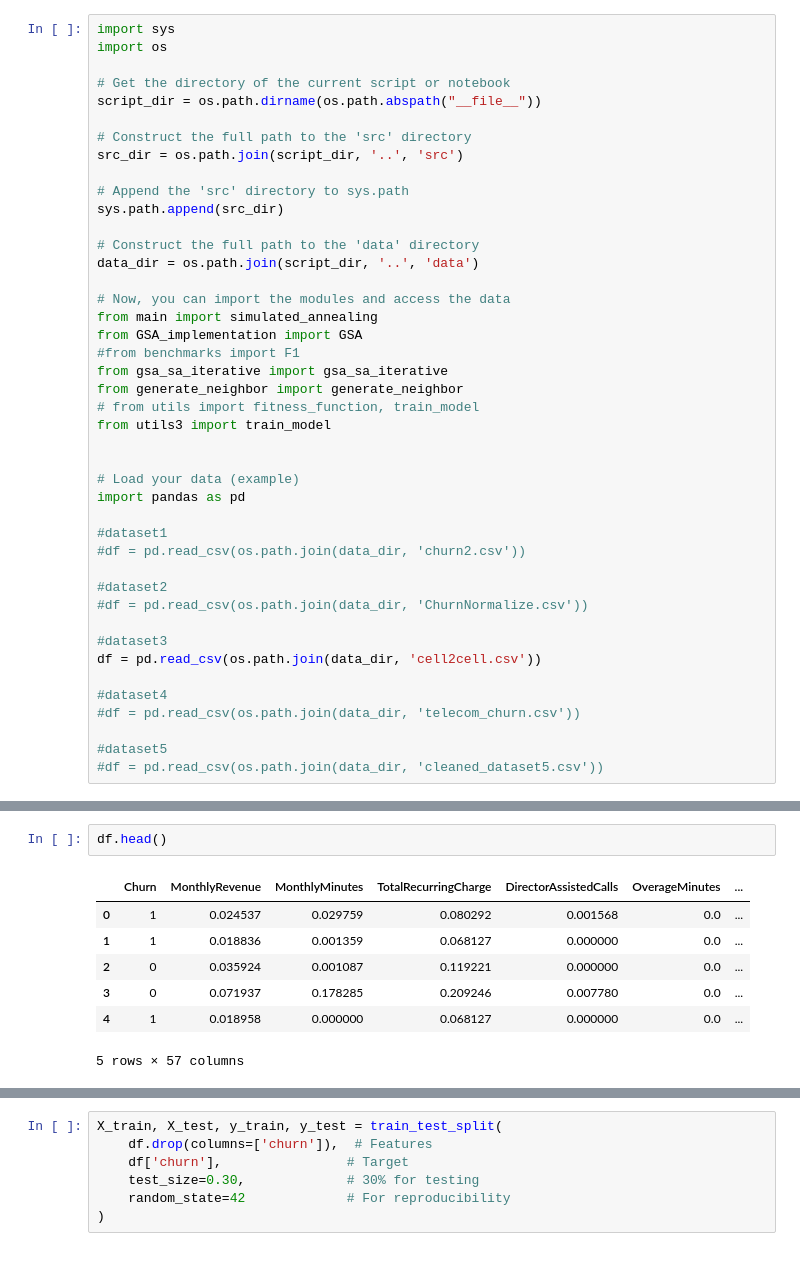
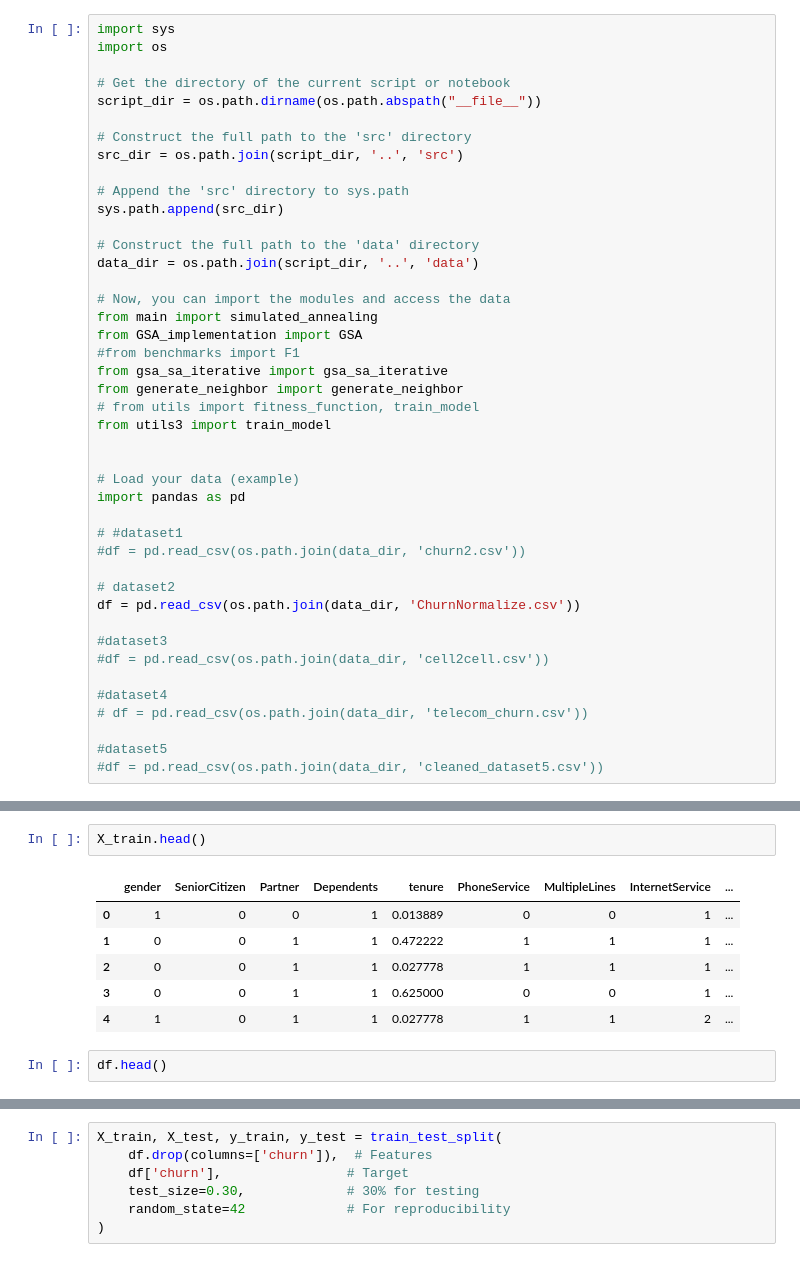
Before and after one commit to hendrotjie/GRAS-ChurnPrediction, a Jupyter notebook: notebooks/02_Simulated_Annealing_Actual_GSA_EDITED.ipynb, the cells around one changed output, grey strips where cells are left out. Saved outputs shown, nothing was run; the diff lists cells and outputs as text.

```diff
--- a/notebooks/02_Simulated_Annealing_Actual_GSA_EDITED.ipynb
+++ b/notebooks/02_Simulated_Annealing_Actual_GSA_EDITED.ipynb
@@ -31,17 +31,17 @@ from utils3 import train_model
 # Load your data (example)
 import pandas as pd
 
-#dataset1
+# #dataset1
 #df = pd.read_csv(os.path.join(data_dir, 'churn2.csv'))
 
-#dataset2
-#df = pd.read_csv(os.path.join(data_dir, 'ChurnNormalize.csv'))
+# dataset2
+df = pd.read_csv(os.path.join(data_dir, 'ChurnNormalize.csv'))
 
 #dataset3
-df = pd.read_csv(os.path.join(data_dir, 'cell2cell.csv'))
+#df = pd.read_csv(os.path.join(data_dir, 'cell2cell.csv'))
 
 #dataset4
-#df = pd.read_csv(os.path.join(data_dir, 'telecom_churn.csv'))
+# df = pd.read_csv(os.path.join(data_dir, 'telecom_churn.csv'))
 
 #dataset5
 #df = pd.read_csv(os.path.join(data_dir, 'cleaned_dataset5.csv'))
@@ -96,13 +110,14 @@ y_train = df['Churn']
 
 #print(X_train.head())
 #print(y_train.head())
+# %%
+X_train.head()
+# %% [output]
+|  | gender | SeniorCitizen | Partner | Dependents | tenure | PhoneService | MultipleLines | InternetService | ... |
+| 0 | 1 | 0 | 0 | 1 | 0.013889 | 0 | 0 | 1 | ... |
+| 1 | 0 | 0 | 1 | 1 | 0.472222 | 1 | 1 | 1 | ... |
+| 2 | 0 | 0 | 1 | 1 | 0.027778 | 1 | 1 | 1 | ... |
+| 3 | 0 | 0 | 1 | 1 | 0.625000 | 0 | 0 | 1 | ... |
+| 4 | 1 | 0 | 1 | 1 | 0.027778 | 1 | 1 | 2 | ... |
 # %%
 df.head()
-# %% [output]
-|  | Churn | MonthlyRevenue | MonthlyMinutes | TotalRecurringCharge | DirectorAssistedCalls | OverageMinutes | ... |
-| 0 | 1 | 0.024537 | 0.029759 | 0.080292 | 0.001568 | 0.0 | ... |
-| 1 | 1 | 0.018836 | 0.001359 | 0.068127 | 0.000000 | 0.0 | ... |
-| 2 | 0 | 0.035924 | 0.001087 | 0.119221 | 0.000000 | 0.0 | ... |
-| 3 | 0 | 0.071937 | 0.178285 | 0.209246 | 0.007780 | 0.0 | ... |
-| 4 | 1 | 0.018958 | 0.000000 | 0.068127 | 0.000000 | 0.0 | ... |
-5 rows × 57 columns
```
Also changed, not shown: parts of 15 cells of this notebook.
